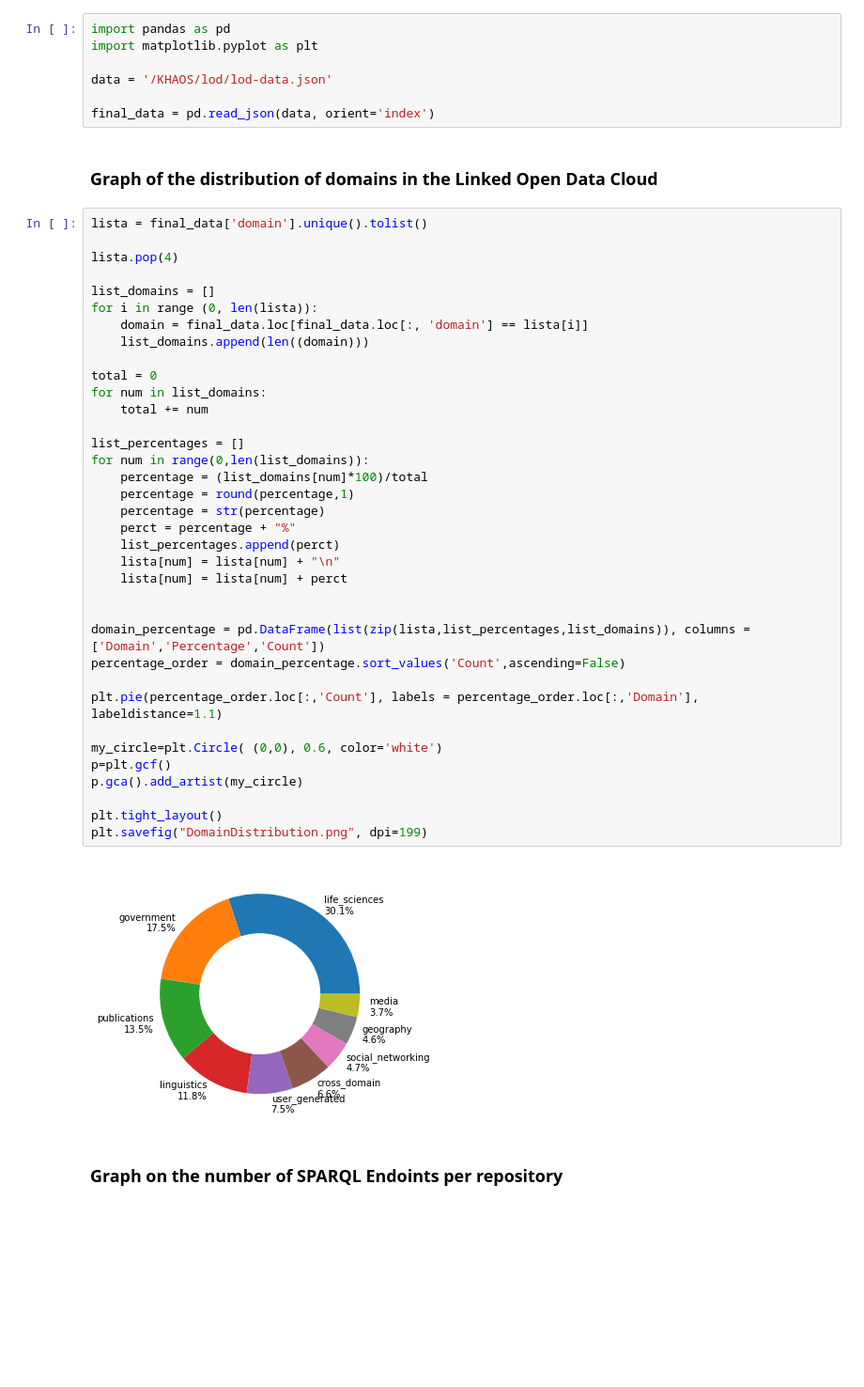
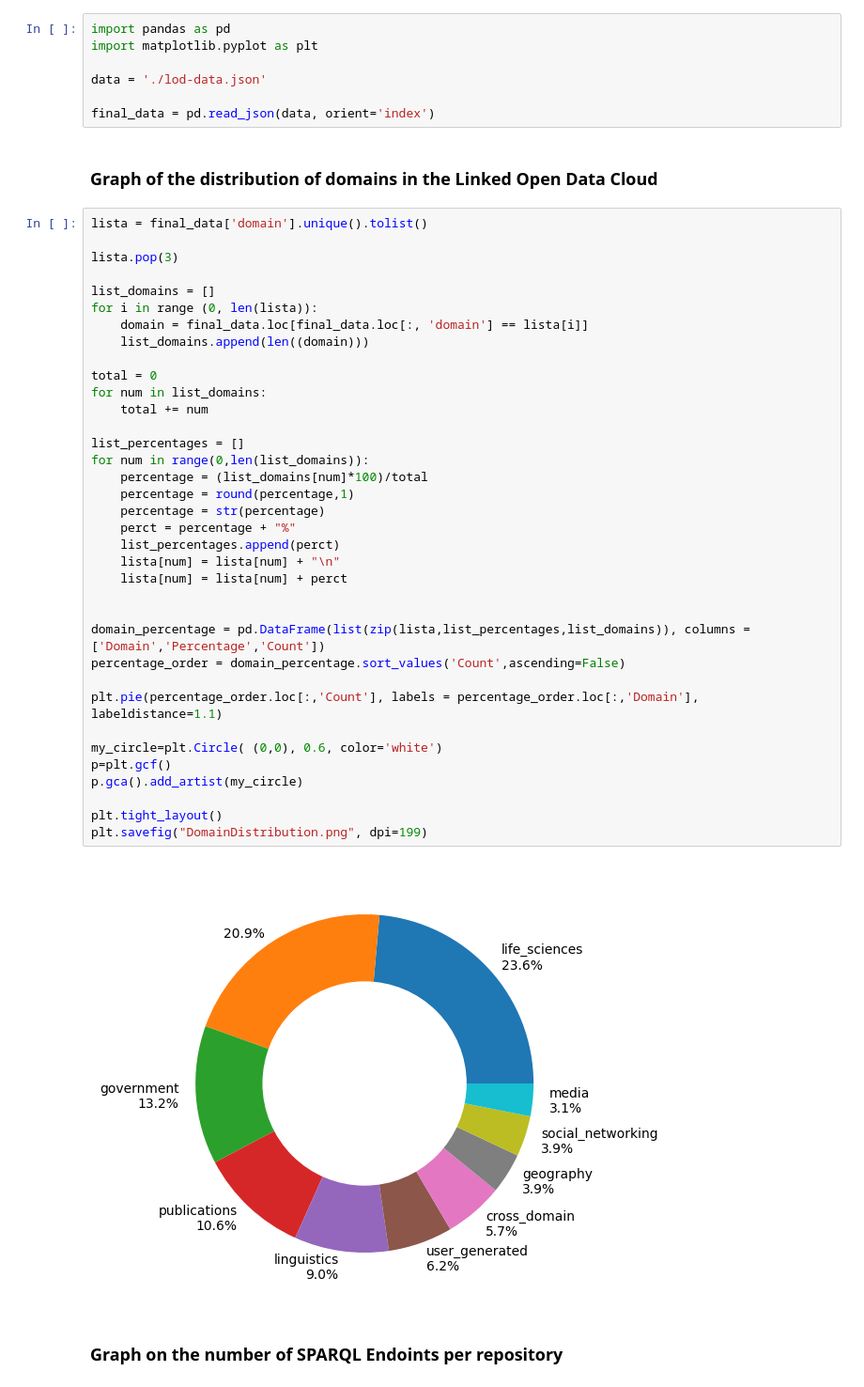
Before and after one commit to KhaosResearch/LOD, a Jupyter notebook: Graphics.ipynb, the cells around one changed output. Shown: that part at 94% size. Drawn from its saved outputs; the diff is of its cells as text; blank space fills up the shorter version.

```diff
--- a/Graphics.ipynb
+++ b/Graphics.ipynb
@@ -6,7 +6,7 @@
 import pandas as pd
 import matplotlib.pyplot as plt
 
-data = '/KHAOS/lod/lod-data.json'
+data = './lod-data.json'
 
 final_data = pd.read_json(data, orient='index')
 # %% [markdown]
@@ -14,41 +14,41 @@ final_data = pd.read_json(data, orient='index')
 # %%
 lista = final_data['domain'].unique().tolist()
 
-lista.pop(4)
+lista.pop(3)
 
 list_domains = []
 for i in range (0, len(lista)):
     domain = final_data.loc[final_data.loc[:, 'domain'] == lista[i]]
     list_domains.append(len((domain)))
 
 total = 0
 for num in list_domains:
     total += num
 
 list_percentages = []
 for num in range(0,len(list_domains)):
     percentage = (list_domains[num]*100)/total
     percentage = round(percentage,1)
     percentage = str(percentage)
     perct = percentage + "%"
     list_percentages.append(perct)
     lista[num] = lista[num] + "\n"
     lista[num] = lista[num] + perct
 
 
 domain_percentage = pd.DataFrame(list(zip(lista,list_percentages,list_domains)), columns = ['Domain','Percentage','Count'])
 percentage_order = domain_percentage.sort_values('Count',ascending=False)
 
 plt.pie(percentage_order.loc[:,'Count'], labels = percentage_order.loc[:,'Domain'], labeldistance=1.1)
 
 my_circle=plt.Circle( (0,0), 0.6, color='white')
 p=plt.gcf()
 p.gca().add_artist(my_circle)
 
 plt.tight_layout()
 plt.savefig("DomainDistribution.png", dpi=199)
 # %% [output]
-[figure, old version]
+[figure, new version]
 # %% [markdown]
 ### Graph on the number of SPARQL Endoints per repository
 # %%
```
Also changed, not shown: parts of 5 cells of this notebook, 3 other files.
